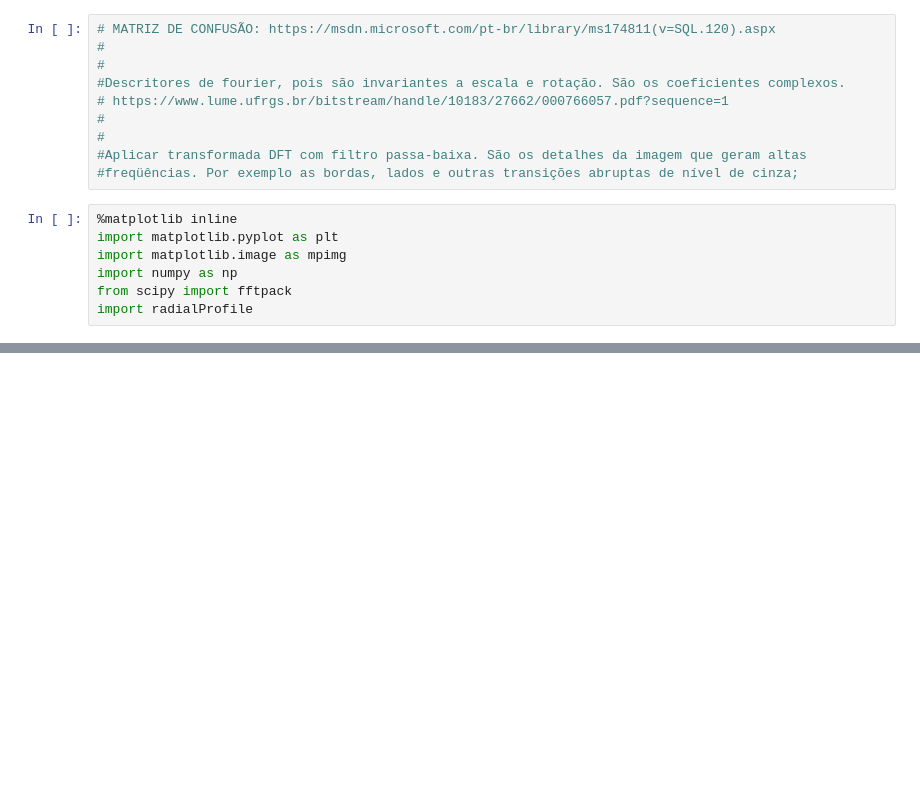
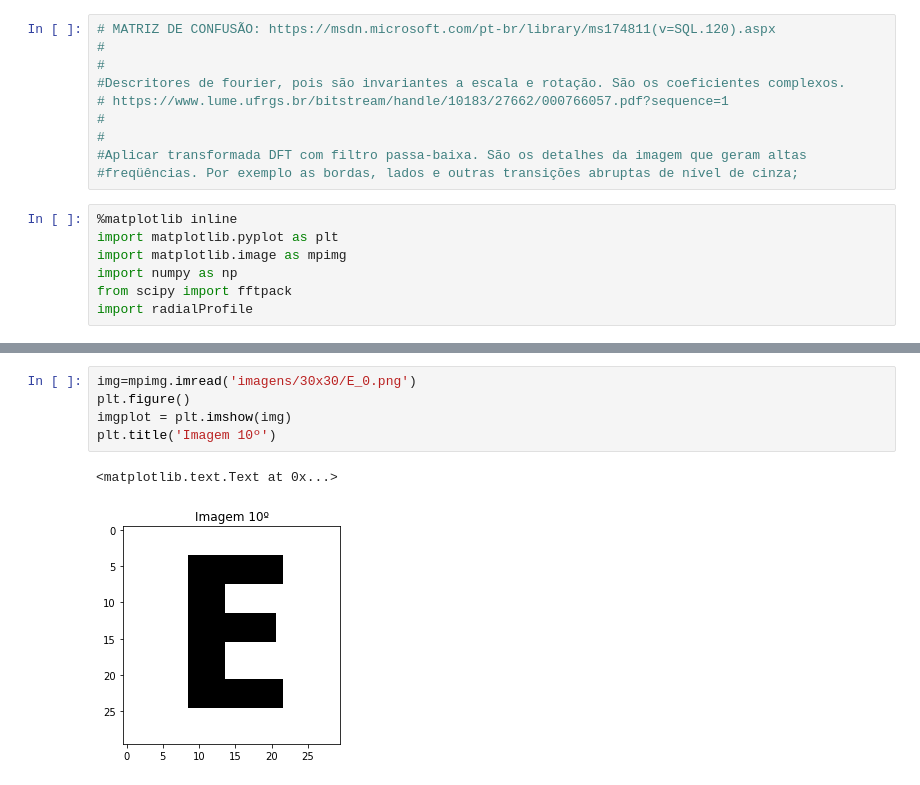
Before and after one commit to danielsmorais/machine_learning, a Jupyter notebook: Questao4/questao4.ipynb, the cells around one changed output, grey strips where cells are left out. Cells and saved outputs as stored; diff of their text form; blank space fills up the shorter version.

```diff
--- a/Questao4/questao4.ipynb
+++ b/Questao4/questao4.ipynb
@@ -34,0 +34,8 @@ plt.title('Imagem -10º')
+# %%
+img=mpimg.imread('imagens/30x30/E_0.png')
+plt.figure()
+imgplot = plt.imshow(img)
+plt.title('Imagem 10º')
+# %% [output]
+<matplotlib.text.Text at 0x...>
+[figure, added]
```
Also changed, not shown: parts of 7 cells of this notebook, 2 other files.
